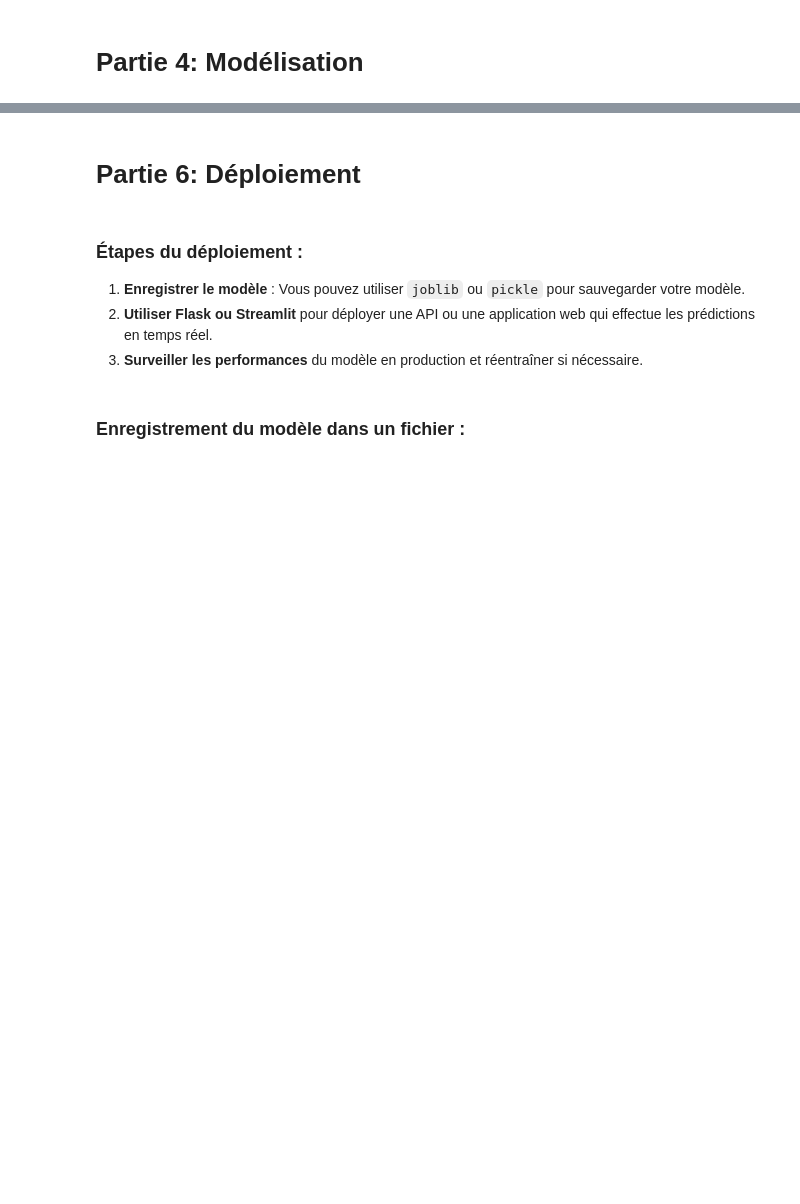
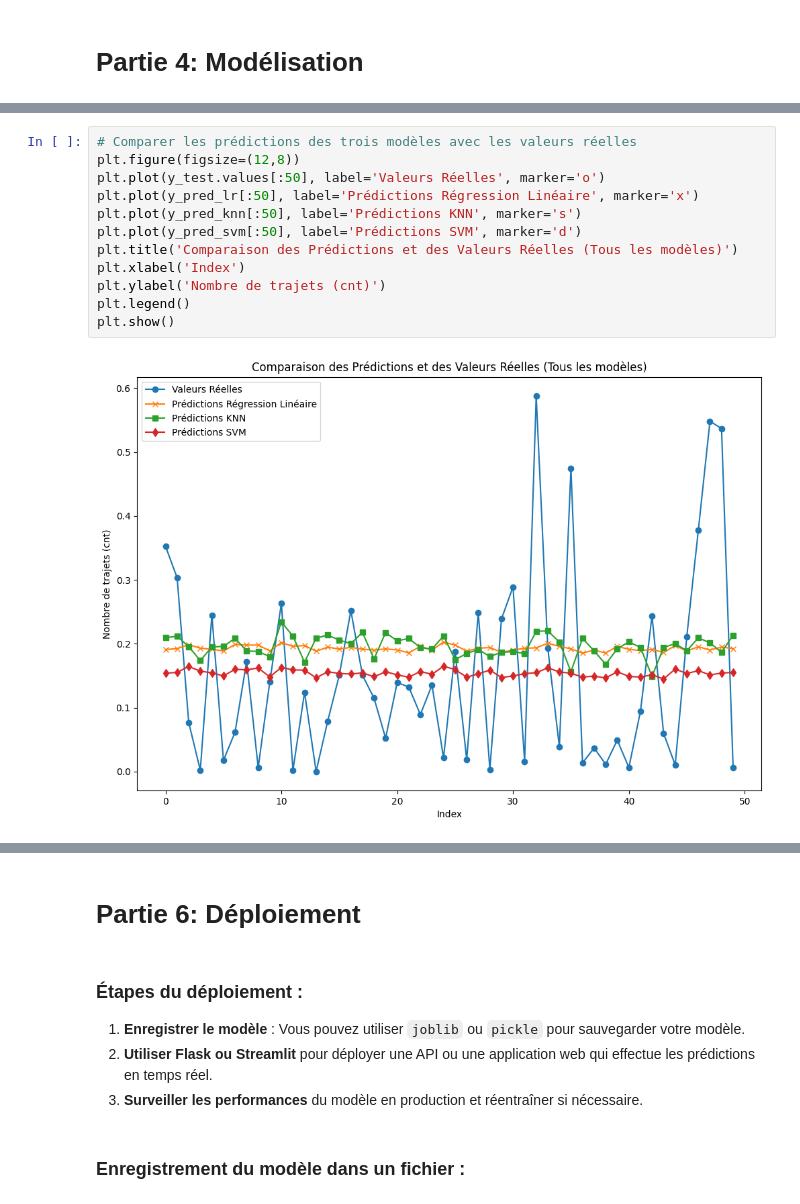
Before and after one commit to KhayriBS/ML-Project-Bike-Sharing-Model, a Jupyter notebook: Bike_Sharing_Analysis.ipynb, the cells around one changed output, grey strips where cells are left out. Saved outputs shown, nothing was run; the diff lists cells and outputs as text; blank space fills up the shorter version.

```diff
--- a/Bike_Sharing_Analysis.ipynb
+++ b/Bike_Sharing_Analysis.ipynb
@@ -561,0 +727,14 @@ print(f"R² : {r2}")
+# %%
+# Comparer les prédictions des trois modèles avec les valeurs réelles
+plt.figure(figsize=(12,8))
+plt.plot(y_test.values[:50], label='Valeurs Réelles', marker='o')
+plt.plot(y_pred_lr[:50], label='Prédictions Régression Linéaire', marker='x')
+plt.plot(y_pred_knn[:50], label='Prédictions KNN', marker='s')
+plt.plot(y_pred_svm[:50], label='Prédictions SVM', marker='d')
+plt.title('Comparaison des Prédictions et des Valeurs Réelles (Tous les modèles)')
+plt.xlabel('Index')
+plt.ylabel('Nombre de trajets (cnt)')
+plt.legend()
+plt.show()
+# %% [output]
+[figure, added]
```
Also changed, not shown: parts of 61 cells of this notebook, 5 other files.
